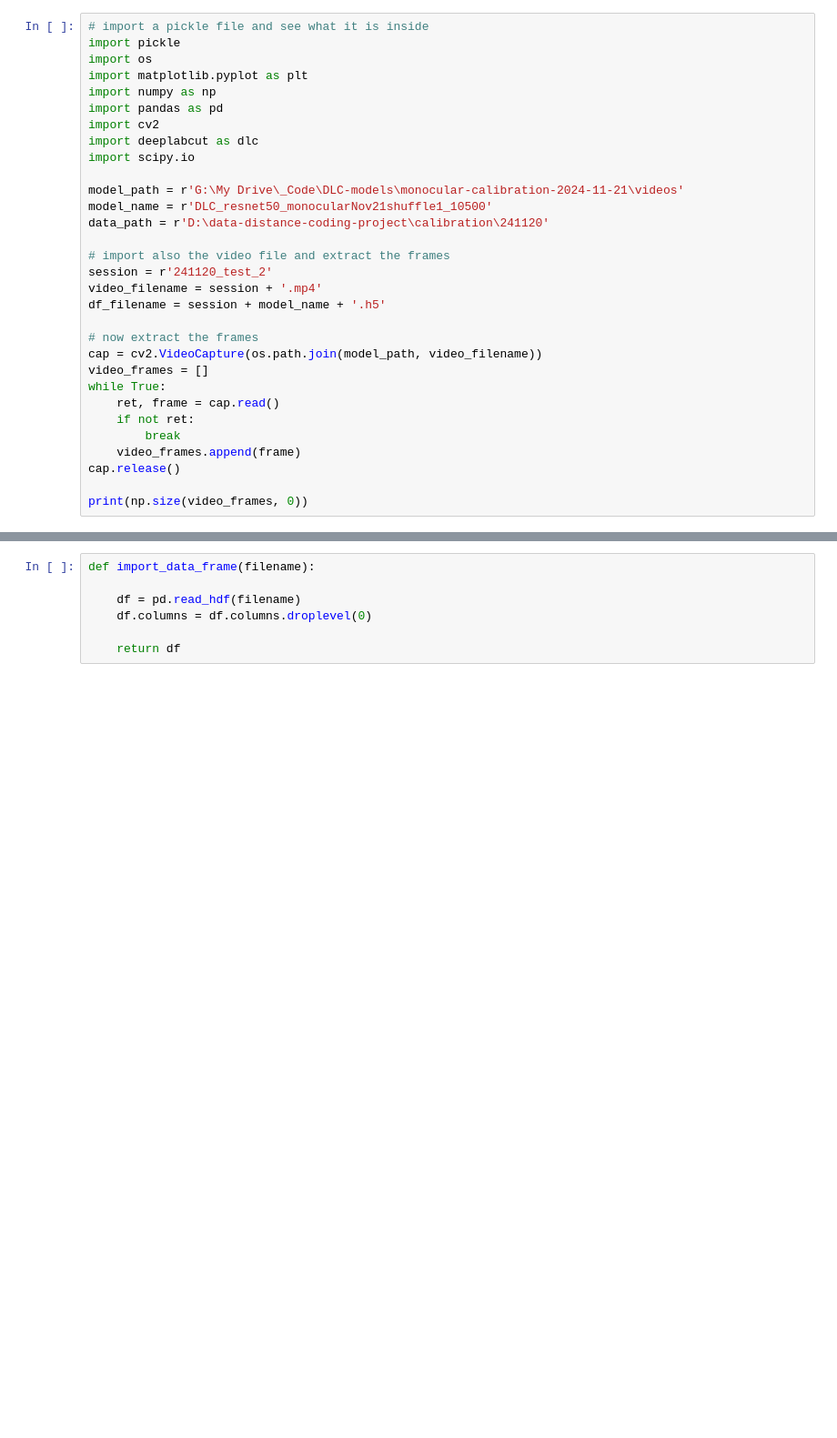
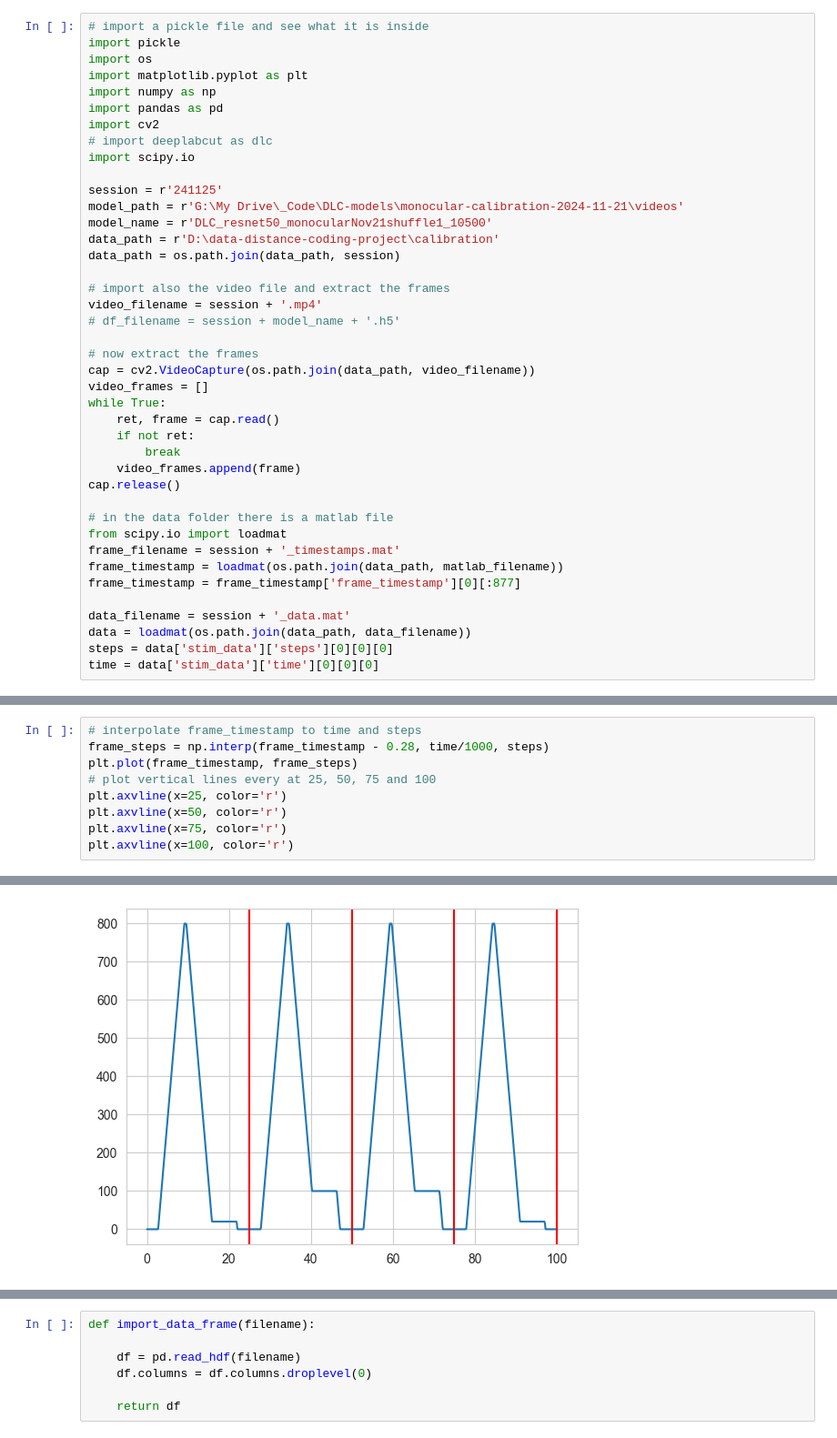
Before and after one commit to s-acosta/distance-project, a Jupyter notebook: calibration-notebooks/calibration-w-DLC/dlc-calibration.ipynb, the cells around one changed output, grey strips where cells are left out. Shown: that part at 91% size. Drawn from its saved outputs; the diff is of its cells as text; blank space fills up the shorter version.

```diff
--- a/calibration-notebooks/calibration-w-DLC/dlc-calibration.ipynb
+++ b/calibration-notebooks/calibration-w-DLC/dlc-calibration.ipynb
@@ -6,20 +6,21 @@ import matplotlib.pyplot as plt
 import numpy as np
 import pandas as pd
 import cv2
-import deeplabcut as dlc
+# import deeplabcut as dlc
 import scipy.io
 
+session = r'241125'
 model_path = r'G:\My Drive\_Code\DLC-models\monocular-calibration-2024-11-21\videos'
 model_name = r'DLC_resnet50_monocularNov21shuffle1_10500'
-data_path = r'D:\data-distance-coding-project\calibration\241120'
+data_path = r'D:\data-distance-coding-project\calibration'
+data_path = os.path.join(data_path, session)
 
 # import also the video file and extract the frames
-session = r'241120_test_2'
 video_filename = session + '.mp4'
-df_filename = session + model_name + '.h5'
+# df_filename = session + model_name + '.h5'
 
 # now extract the frames
-cap = cv2.VideoCapture(os.path.join(model_path, video_filename))
+cap = cv2.VideoCapture(os.path.join(data_path, video_filename))
 video_frames = []
 while True:
     ret, frame = cap.read()
@@ -28,5 +29,14 @@ while True:
     video_frames.append(frame)
 cap.release()
 
-print(np.size(video_frames, 0))
+# in the data folder there is a matlab file
+from scipy.io import loadmat
+frame_filename = session + '_timestamps.mat'
+frame_timestamp = loadmat(os.path.join(data_path, matlab_filename))
+frame_timestamp = frame_timestamp['frame_timestamp'][0][:877]
+
+data_filename = session + '_data.mat'
+data = loadmat(os.path.join(data_path, data_filename))
+steps = data['stim_data']['steps'][0][0][0]
+time = data['stim_data']['time'][0][0][0]
 # %% [output]
@@ -33,0 +60,10 @@ print(np.size(video_frames, 0))
+# %%
+# interpolate frame_timestamp to time and steps
+frame_steps = np.interp(frame_timestamp - 0.28, time/1000, steps)
+plt.plot(frame_timestamp, frame_steps)
+# plot vertical lines every at 25, 50, 75 and 100
+plt.axvline(x=25, color='r')
+plt.axvline(x=50, color='r')
+plt.axvline(x=75, color='r')
+plt.axvline(x=100, color='r')
+# %% [output]
@@ -33,0 +72 @@ print(np.size(video_frames, 0))
+[figure, added]
```
Also changed, not shown: parts of 4 cells of this notebook, 1 other file.
